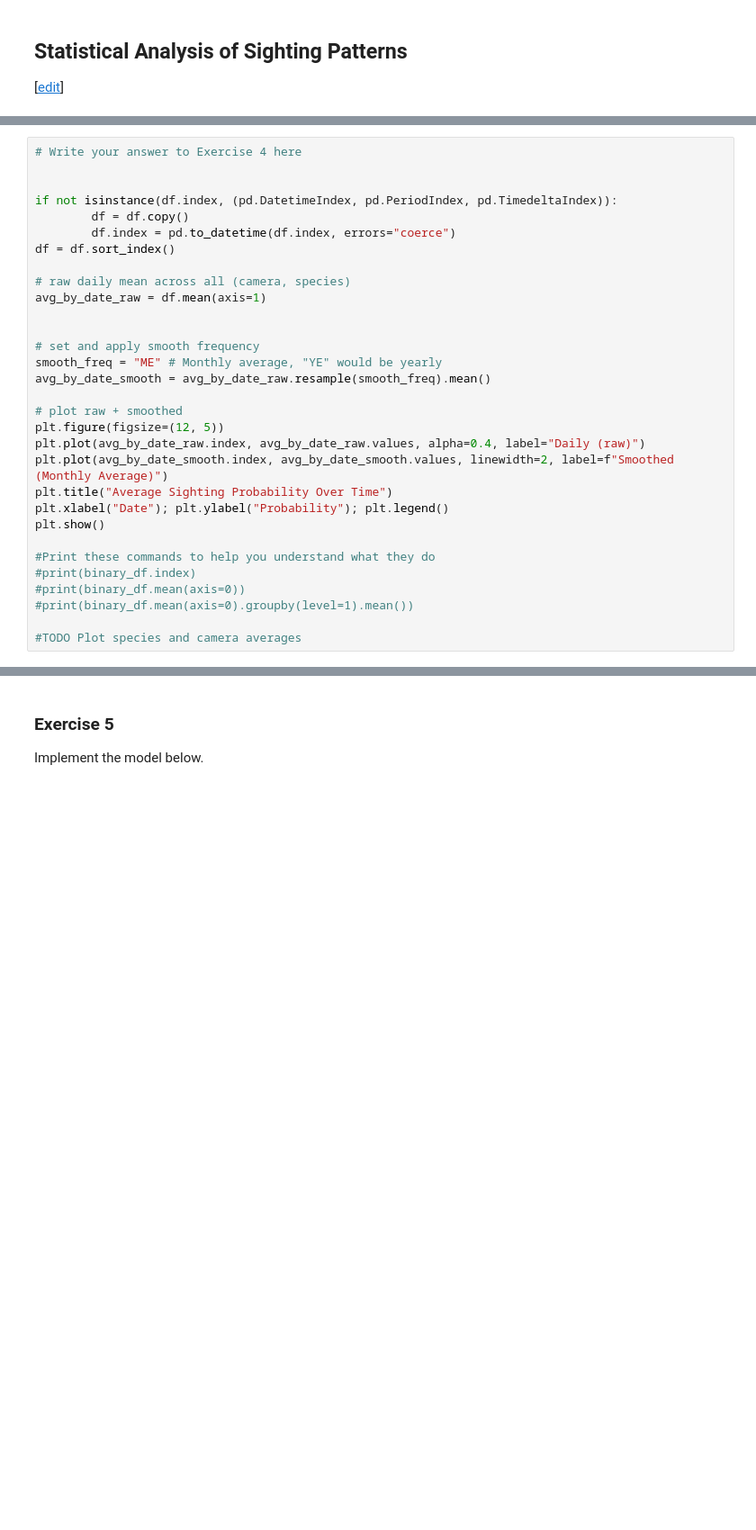
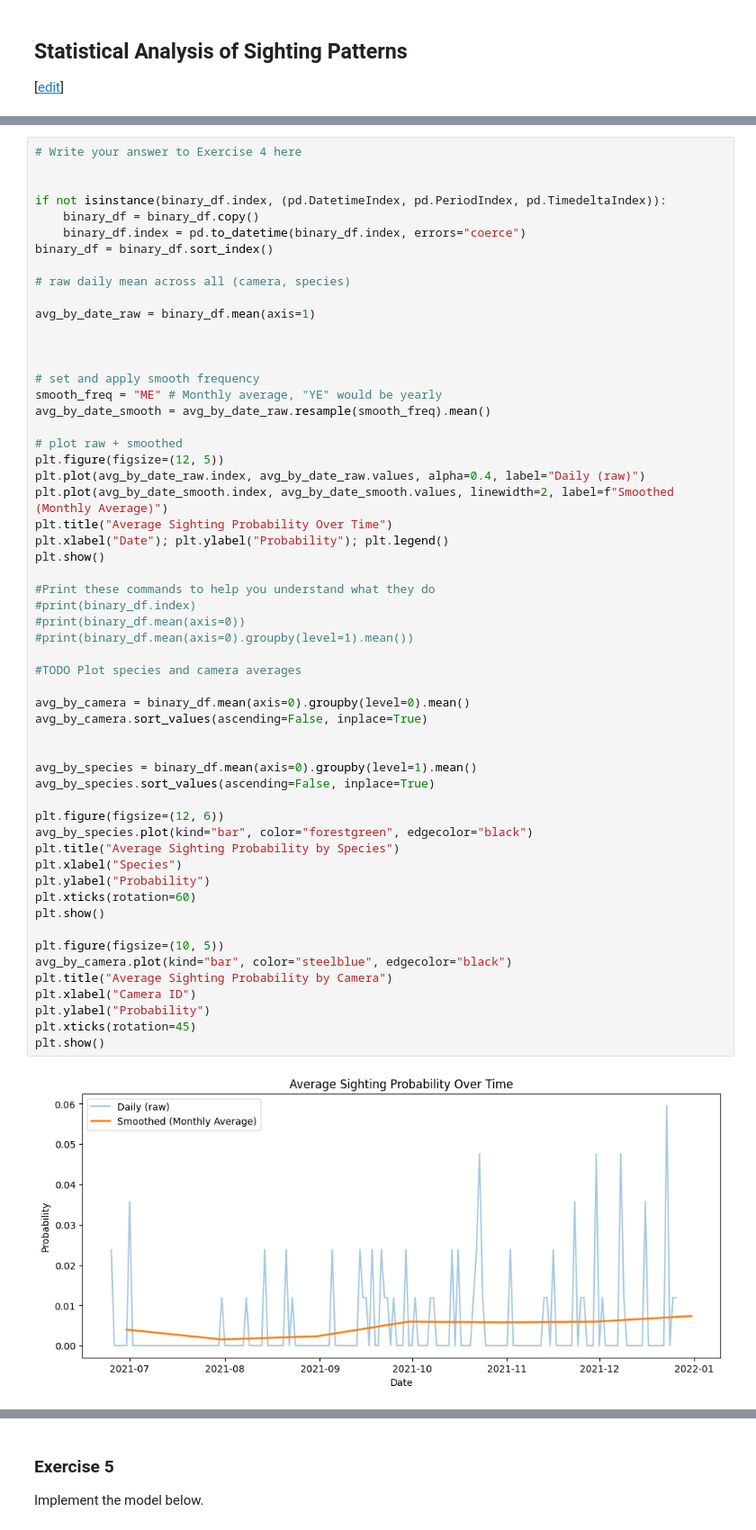
Before and after one commit to silprosa/fynesse_mlfc, a Jupyter notebook: _notebooks/03-dataset-joining-practical.ipynb, the cells around one changed output, grey strips where cells are left out. Shown at 90% size. Cells and saved outputs as stored; diff of their text form; blank space fills up the shorter version.

```diff
--- a/_notebooks/03-dataset-joining-practical.ipynb
+++ b/_notebooks/03-dataset-joining-practical.ipynb
@@ -397,31 +400,58 @@ them into longer ranges.
 # %%
 # Write your answer to Exercise 4 here
 
 
-if not isinstance(df.index, (pd.DatetimeIndex, pd.PeriodIndex, pd.TimedeltaIndex)):
-        df = df.copy()
-        df.index = pd.to_datetime(df.index, errors="coerce")
-df = df.sort_index()
+if not isinstance(binary_df.index, (pd.DatetimeIndex, pd.PeriodIndex, pd.TimedeltaIndex)):
+    binary_df = binary_df.copy()
+    binary_df.index = pd.to_datetime(binary_df.index, errors="coerce")
+binary_df = binary_df.sort_index()
 
 # raw daily mean across all (camera, species)
-avg_by_date_raw = df.mean(axis=1)
+
+avg_by_date_raw = binary_df.mean(axis=1)
+
 
 
 # set and apply smooth frequency
 smooth_freq = "ME" # Monthly average, "YE" would be yearly
 avg_by_date_smooth = avg_by_date_raw.resample(smooth_freq).mean()
 
 # plot raw + smoothed
 plt.figure(figsize=(12, 5))
 plt.plot(avg_by_date_raw.index, avg_by_date_raw.values, alpha=0.4, label="Daily (raw)")
 plt.plot(avg_by_date_smooth.index, avg_by_date_smooth.values, linewidth=2, label=f"Smoothed (Monthly Average)")
 plt.title("Average Sighting Probability Over Time")
 plt.xlabel("Date"); plt.ylabel("Probability"); plt.legend()
 plt.show()
 
 #Print these commands to help you understand what they do
 #print(binary_df.index)
 #print(binary_df.mean(axis=0))
 #print(binary_df.mean(axis=0).groupby(level=1).mean())
 
 #TODO Plot species and camera averages
+
+avg_by_camera = binary_df.mean(axis=0).groupby(level=0).mean()
+avg_by_camera.sort_values(ascending=False, inplace=True)
+
+
+avg_by_species = binary_df.mean(axis=0).groupby(level=1).mean()
+avg_by_species.sort_values(ascending=False, inplace=True)
+
+plt.figure(figsize=(12, 6))
+avg_by_species.plot(kind="bar", color="forestgreen", edgecolor="black")
+plt.title("Average Sighting Probability by Species")
+plt.xlabel("Species")
+plt.ylabel("Probability")
+plt.xticks(rotation=60)
+plt.show()
+
+plt.figure(figsize=(10, 5))
+avg_by_camera.plot(kind="bar", color="steelblue", edgecolor="black")
+plt.title("Average Sighting Probability by Camera")
+plt.xlabel("Camera ID")
+plt.ylabel("Probability")
+plt.xticks(rotation=45)
+plt.show()
+# %% [output]
+[figure, added]
```
Also changed, not shown: parts of 35 cells of this notebook.
